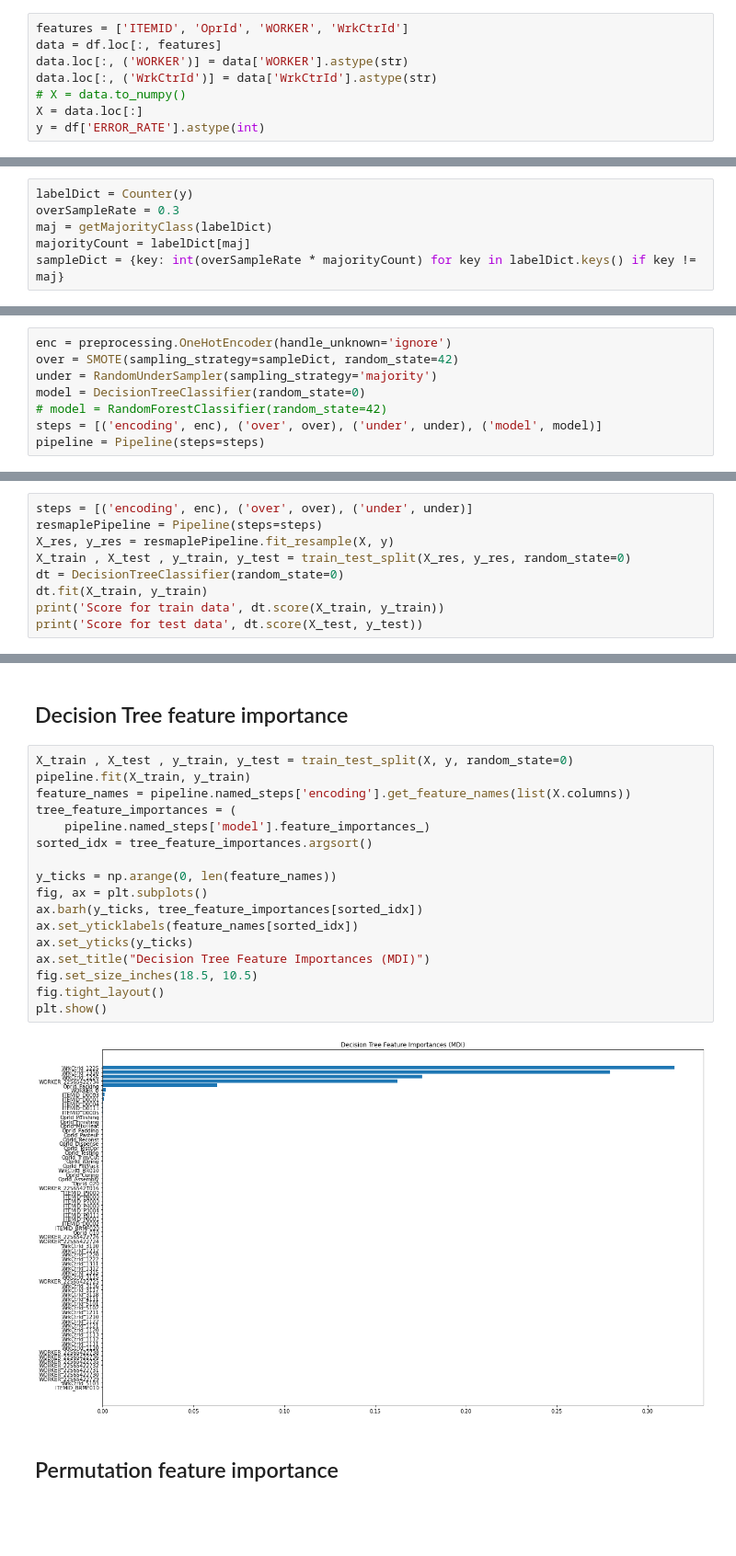
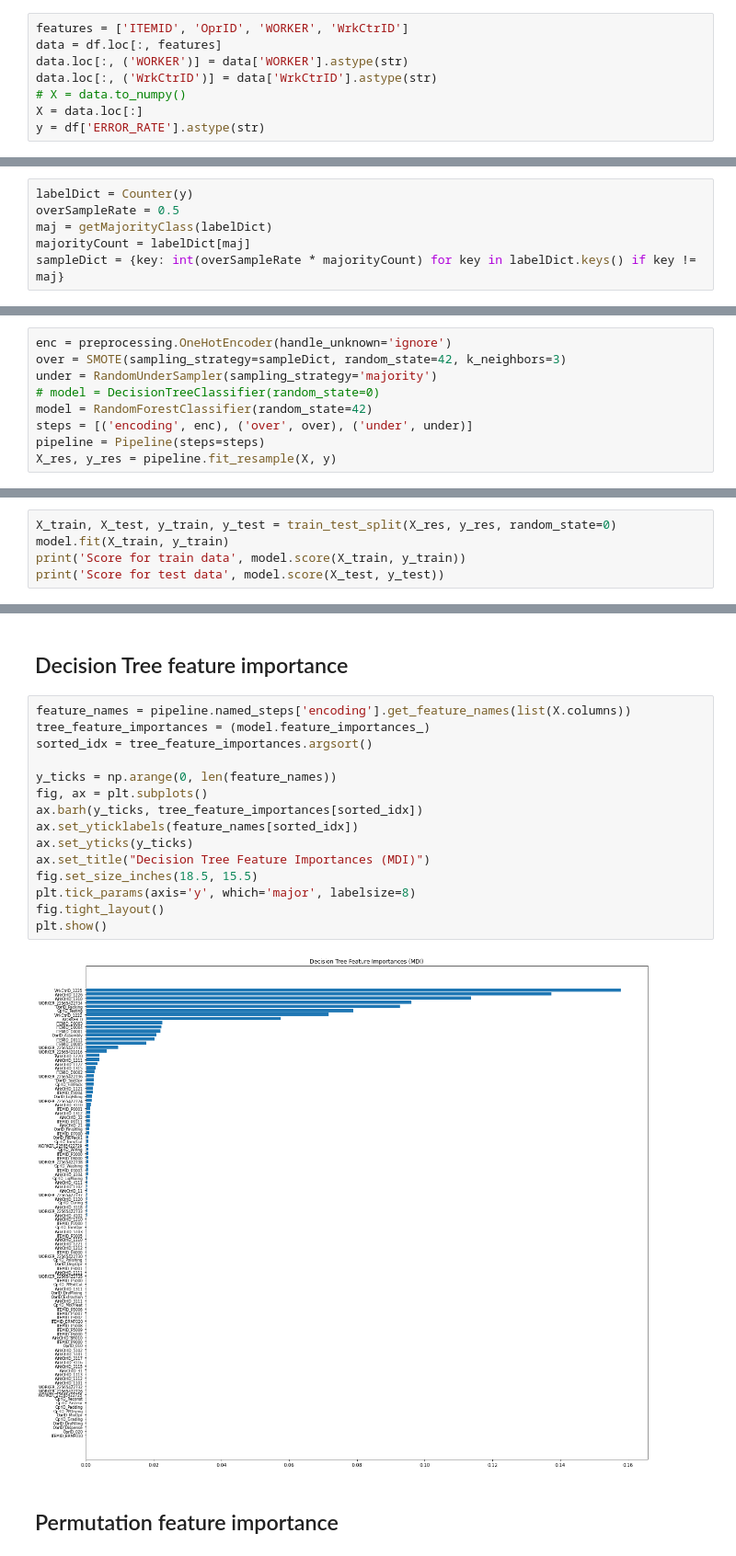
Before and after one commit to Yucheng-Ren/thesis, a Jupyter notebook: statistics.ipynb, the cells around one changed output, grey strips where cells are left out. Shown at 92% size. Saved outputs shown, nothing was run; the diff lists cells and outputs as text; blank space fills up the shorter version.

Commit message:
Add Random forest model

```diff
--- a/statistics.ipynb
+++ b/statistics.ipynb
@@ -102,11 +117,11 @@ plotCategory('ERROR_RATE')
 # %%
-features = ['ITEMID', 'OprId', 'WORKER', 'WrkCtrId']
+features = ['ITEMID', 'OprID', 'WORKER', 'WrkCtrID']
 data = df.loc[:, features]
 data.loc[:, ('WORKER')] = data['WORKER'].astype(str)
-data.loc[:, ('WrkCtrId')] = data['WrkCtrId'].astype(str)
+data.loc[:, ('WrkCtrID')] = data['WrkCtrID'].astype(str)
 # X = data.to_numpy()
 X = data.loc[:]
-y = df['ERROR_RATE'].astype(int)
+y = df['ERROR_RATE'].astype(str)
 # %%
 Counter(y)
 # %% [output]
@@ -122,7 +141,7 @@ def getMajorityClass(d):
     return majority
 # %%
 labelDict = Counter(y)
-overSampleRate = 0.3
+overSampleRate = 0.5
 maj = getMajorityClass(labelDict)
 majorityCount = labelDict[maj]
 sampleDict = {key: int(overSampleRate * majorityCount) for key in labelDict.keys() if key != maj}
@@ -129,11 +150,12 @@ sampleDict = {key: int(overSampleRate * majorityCount) for key in labelDict.keys
 # %%
 enc = preprocessing.OneHotEncoder(handle_unknown='ignore')
-over = SMOTE(sampling_strategy=sampleDict, random_state=42)
+over = SMOTE(sampling_strategy=sampleDict, random_state=42, k_neighbors=3)
 under = RandomUnderSampler(sampling_strategy='majority')
-model = DecisionTreeClassifier(random_state=0)
-# model = RandomForestClassifier(random_state=42)
-steps = [('encoding', enc), ('over', over), ('under', under), ('model', model)]
+# model = DecisionTreeClassifier(random_state=0)
+model = RandomForestClassifier(random_state=42)
+steps = [('encoding', enc), ('over', over), ('under', under)]
 pipeline = Pipeline(steps=steps)
+X_res, y_res = pipeline.fit_resample(X, y)
 # %% [markdown]
 # Training and validating
 # %%
@@ -146,10 +168,6 @@ cross_val_score: 0.798
 # %%
-steps = [('encoding', enc), ('over', over), ('under', under)]
-resmaplePipeline = Pipeline(steps=steps)
-X_res, y_res = resmaplePipeline.fit_resample(X, y)
-X_train , X_test , y_train, y_test = train_test_split(X_res, y_res, random_state=0)
-dt = DecisionTreeClassifier(random_state=0)
-dt.fit(X_train, y_train)
-print('Score for train data', dt.score(X_train, y_train))
-print('Score for test data', dt.score(X_test, y_test))
+X_train, X_test, y_train, y_test = train_test_split(X_res, y_res, random_state=0)
+model.fit(X_train, y_train)
+print('Score for train data', model.score(X_train, y_train))
+print('Score for test data', model.score(X_test, y_test))
 # %% [output]
@@ -160,24 +186,22 @@ Score for test data 0.8520438041695948
 # %% [markdown]
 ## Decision Tree feature importance
 # %%
-X_train , X_test , y_train, y_test = train_test_split(X, y, random_state=0)
-pipeline.fit(X_train, y_train)
 feature_names = pipeline.named_steps['encoding'].get_feature_names(list(X.columns))
-tree_feature_importances = (
-    pipeline.named_steps['model'].feature_importances_)
+tree_feature_importances = (model.feature_importances_)
 sorted_idx = tree_feature_importances.argsort()
 
 y_ticks = np.arange(0, len(feature_names))
 fig, ax = plt.subplots()
 ax.barh(y_ticks, tree_feature_importances[sorted_idx])
 ax.set_yticklabels(feature_names[sorted_idx])
 ax.set_yticks(y_ticks)
 ax.set_title("Decision Tree Feature Importances (MDI)")
-fig.set_size_inches(18.5, 10.5)
+fig.set_size_inches(18.5, 15.5)
+plt.tick_params(axis='y', which='major', labelsize=8)
 fig.tight_layout()
 plt.show()
 # %% [output]
-[figure, old version]
+[figure, new version]
 # %% [markdown]
 ## Permutation feature importance
 # %%
```
Also changed, not shown: parts of 25 cells of this notebook, 2 other files.
